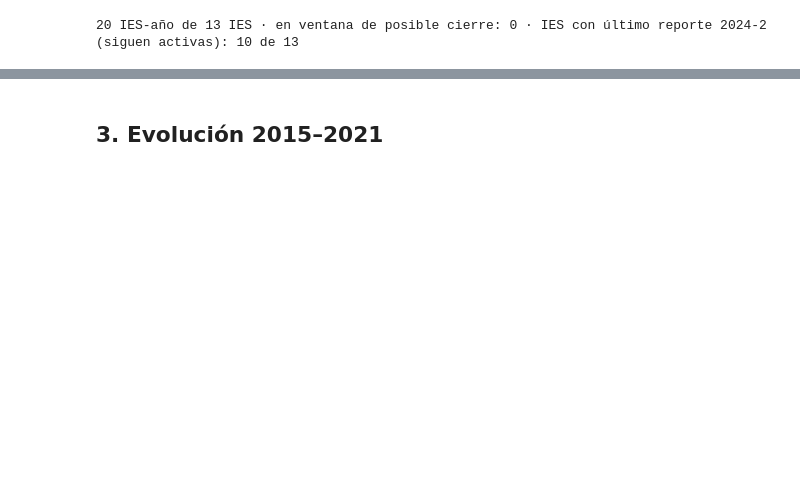
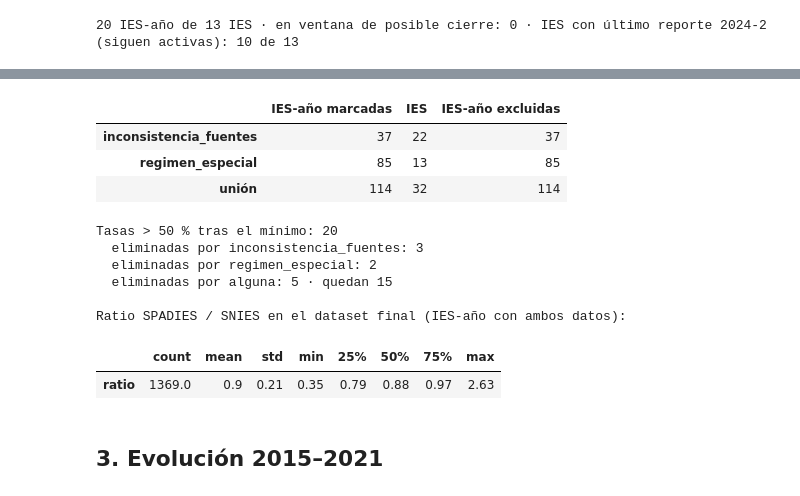
Before and after one commit to miguelmendez04/ProyectoAprendizajeAutomatico, a Jupyter notebook: notebooks/01_eda.ipynb, the cells around one changed output, grey strips where cells are left out. Saved outputs shown, nothing was run; the diff lists cells and outputs as text; code cells hidden in the pictures; blank space fills up the shorter version.

```diff
--- a/notebooks/01_eda.ipynb
+++ b/notebooks/01_eda.ipynb
@@ -240,3 +256,37 @@ print(f"{len(tasas_altas)} IES-año de {tasas_altas['cod_ies'].nunique()} IES ·
+# %%
+resumen_calidad = pd.DataFrame({
+    "IES-año marcadas": [int(calidad["inconsistencia_fuentes"].sum()), int(calidad["regimen_especial"].sum()), len(calidad)],
+    "IES": [calidad.loc[calidad["inconsistencia_fuentes"], "cod_ies"].nunique(), calidad.loc[calidad["regimen_especial"], "cod_ies"].nunique(),
+            calidad["cod_ies"].nunique()],
+    "IES-año excluidas": [int((calidad["inconsistencia_fuentes"] & cfg.get("excluir_inconsistencias", True)).sum()),
+                          int((calidad["regimen_especial"] & cfg.get("excluir_regimen_especial", True)).sum()), n_calidad],
+}, index=["inconsistencia_fuentes", "regimen_especial", "unión"])
+display(resumen_calidad)
+
+# Qué pasa con las tasas > 50 %: cuántas de las 20 filas elimina cada bandera
+altas = pd.read_csv(ROOT / cfg["rutas"]["reports"] / "tasas_altas.csv", dtype={"cod_ies": str})
+altas[["inconsistencia_fuentes", "regimen_especial"]] = altas[["inconsistencia_fuentes", "regimen_especial"]].fillna(False).astype(bool)
+print(f"Tasas > 50 % tras el mínimo: {len(altas)}")
+print(f"  eliminadas por inconsistencia_fuentes: {int(altas['inconsistencia_fuentes'].sum())}")
+print(f"  eliminadas por regimen_especial: {int(altas['regimen_especial'].sum())}")
+print(f"  eliminadas por alguna: {int((altas['inconsistencia_fuentes'] | altas['regimen_especial']).sum())} · quedan {int((~(altas['inconsistencia_fuentes'] | altas['regimen_especial'])).sum())}")
+
+print()
+print("Ratio SPADIES / SNIES en el dataset final (IES-año con ambos datos):")
+display(df["ratio_spadies_snies"].describe().round(2).to_frame("ratio").T)
+# %% [output]
+|  | IES-año marcadas | IES | IES-año excluidas |
+| inconsistencia_fuentes | 37 | 22 | 37 |
+| regimen_especial | 85 | 13 | 85 |
+| unión | 114 | 32 | 114 |
+Tasas > 50 % tras el mínimo: 20
+  eliminadas por inconsistencia_fuentes: 3
+  eliminadas por regimen_especial: 2
+  eliminadas por alguna: 5 · quedan 15
+
+Ratio SPADIES / SNIES en el dataset final (IES-año con ambos datos):
+|  | count | mean | std | min | 25% | 50% | 75% | max |
+| ratio | 1369.0 | 0.9 | 0.21 | 0.35 | 0.79 | 0.88 | 0.97 | 2.63 |
 # %% [markdown]
 ## 3. Evolución 2015–2021
 # %%
```
Also changed, not shown: parts of 16 cells of this notebook, 18 other files.
